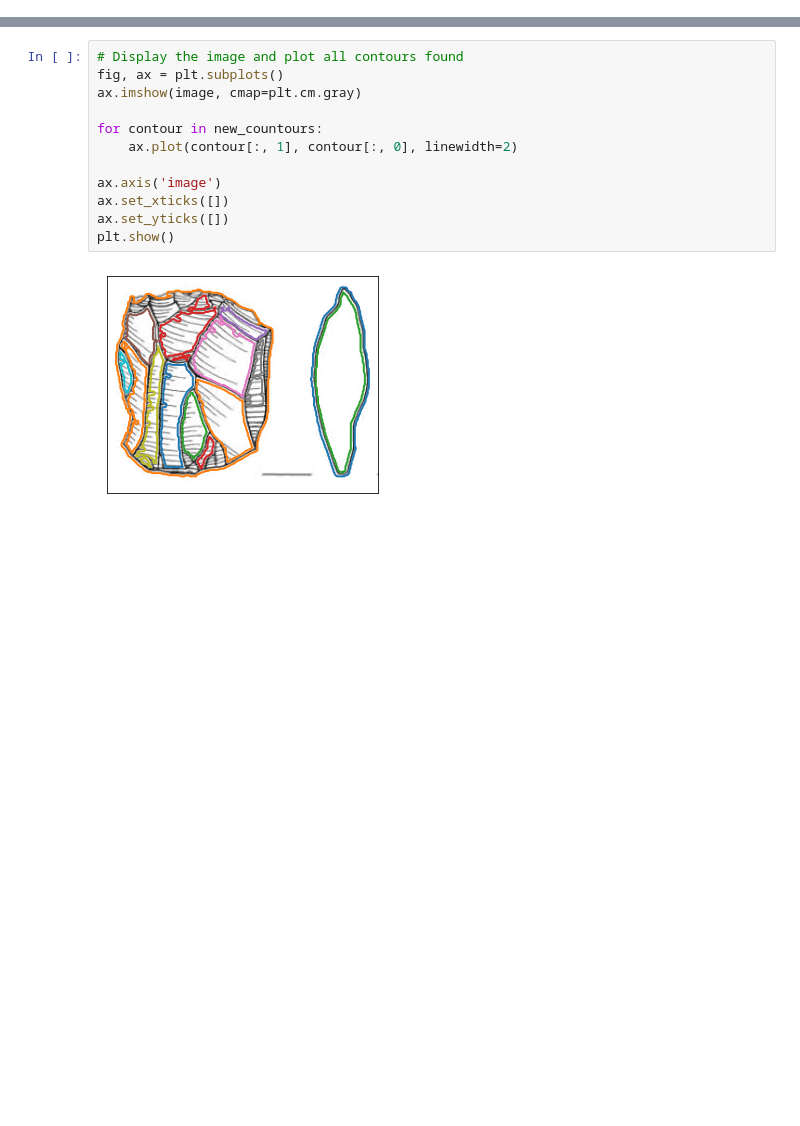
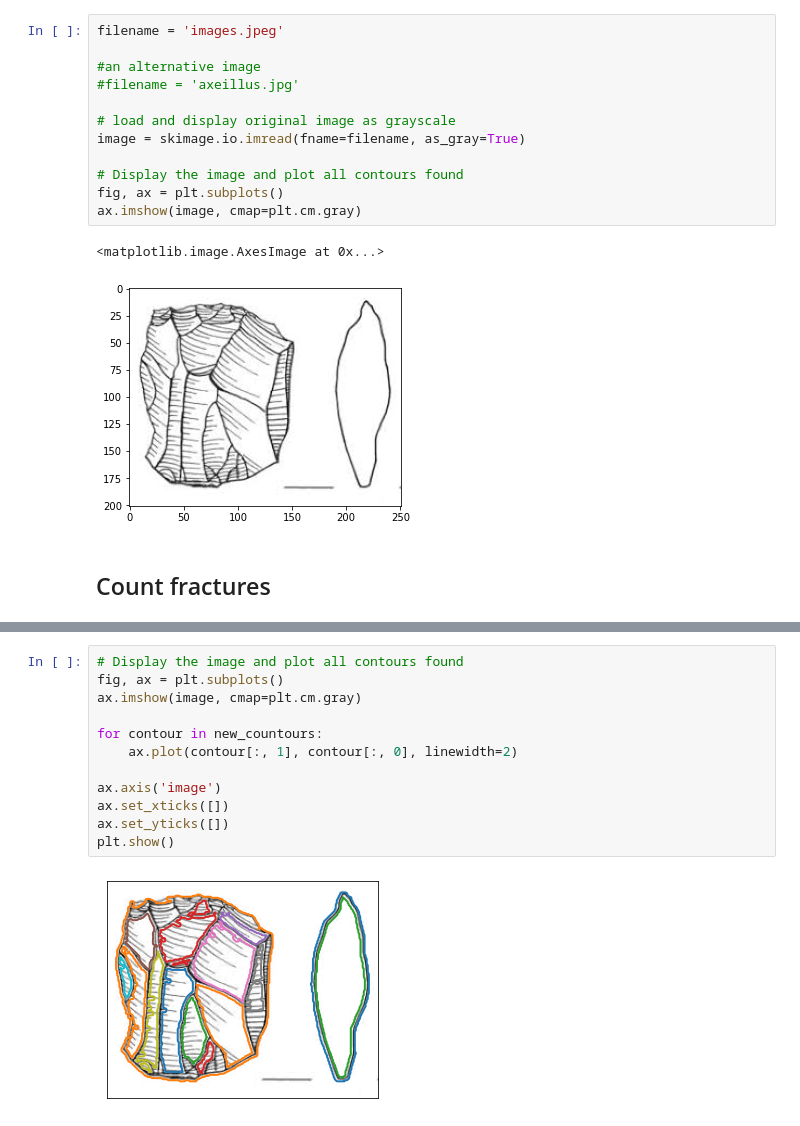
Before and after one commit to alan-turing-institute/Palaeoanalytics, a Jupyter notebook: notebooks/exploration/simple_edge_detection.ipynb, the cells around one changed output, grey strips where cells are left out. Drawn from its saved outputs; the diff is of its cells as text; blank space fills up the shorter version.

```diff
--- a/notebooks/exploration/simple_edge_detection.ipynb
+++ b/notebooks/exploration/simple_edge_detection.ipynb
@@ -37,0 +49,17 @@ image = skimage.io.imread(fname=filename, as_gray=True)
+# %%
+filename = 'images.jpeg'
+
+#an alternative image
+#filename = 'axeillus.jpg'
+
+# load and display original image as grayscale
+image = skimage.io.imread(fname=filename, as_gray=True)
+
+# Display the image and plot all contours found
+fig, ax = plt.subplots()
+ax.imshow(image, cmap=plt.cm.gray)
+# %% [output]
+<matplotlib.image.AxesImage at 0x...>
+[figure, added]
+# %% [markdown]
+## Count fractures
```
Also changed, not shown: parts of 25 cells of this notebook.
